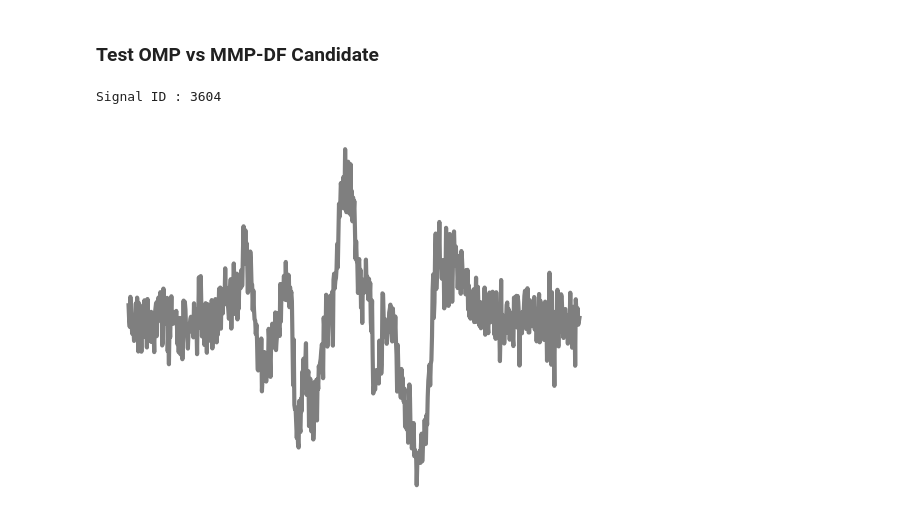
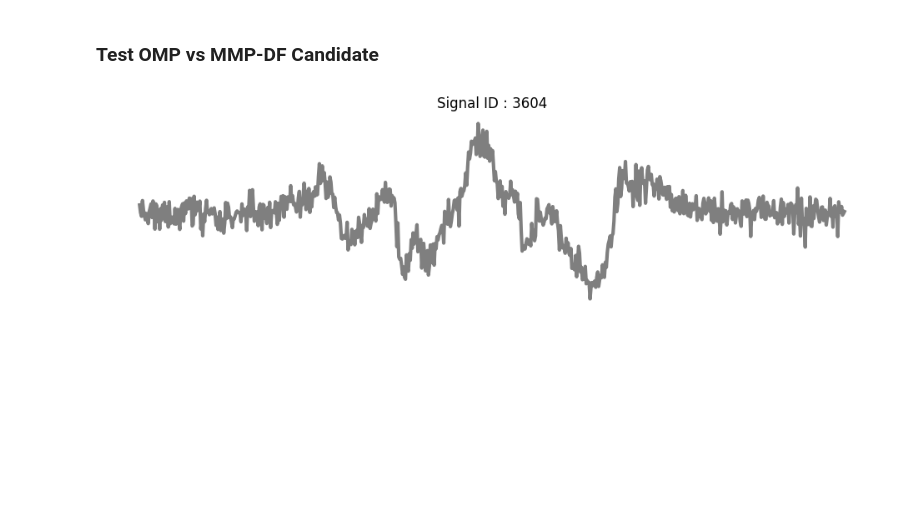
Before and after one commit to yanisgomes/csc, a Jupyter notebook: examples/icassp_prc_debug.ipynb, the cells around one changed output. Saved outputs shown, nothing was run; the diff lists cells and outputs as text; code cells hidden in the pictures; blank space fills up the shorter version.

```diff
--- a/examples/icassp_prc_debug.ipynb
+++ b/examples/icassp_prc_debug.ipynb
@@ -51,17 +51,17 @@ workbench.displayPRCurveComparisonFromId(path_to_mmpdf_db, path_to_mp_db, id0+3,
 # %%
 with open(path_to_mmpdf_db, 'r') as f:
     output_data = json.load(f)
     mmpdf_results = output_data['mmp']
 
 signal_id = id0+4
-print(f'Signal ID : {signal_id}')
 mmp_tree_dict = next(mmpdf_dict['mmp-tree'] for mmpdf_dict in mmpdf_results if mmpdf_dict['id'] == signal_id)
 signal_dict = next(x for x in signals_results if x['id'] == signal_id)
 tree_sparsity, tree_connections = MMPTree.getTreeParamsFromMMPTreeDict(mmp_tree_dict=mmp_tree_dict)
 
-plt.plot(signal_dict['signal'], color='k', lw=3, alpha=0.5)
+fig, ax = plt.subplots(1, 1, figsize=(12, 3))
+ax.plot(signal_dict['signal'], color='k', lw=3, alpha=0.5)
+plt.title(f'Signal ID : {signal_id}')
 plt.axis('off')
 plt.show()
 # %% [output]
-Signal ID : 3604
-[figure, old version]
+[figure, new version]
```
Also changed, not shown: parts of 6 cells of this notebook, 5 other files.
